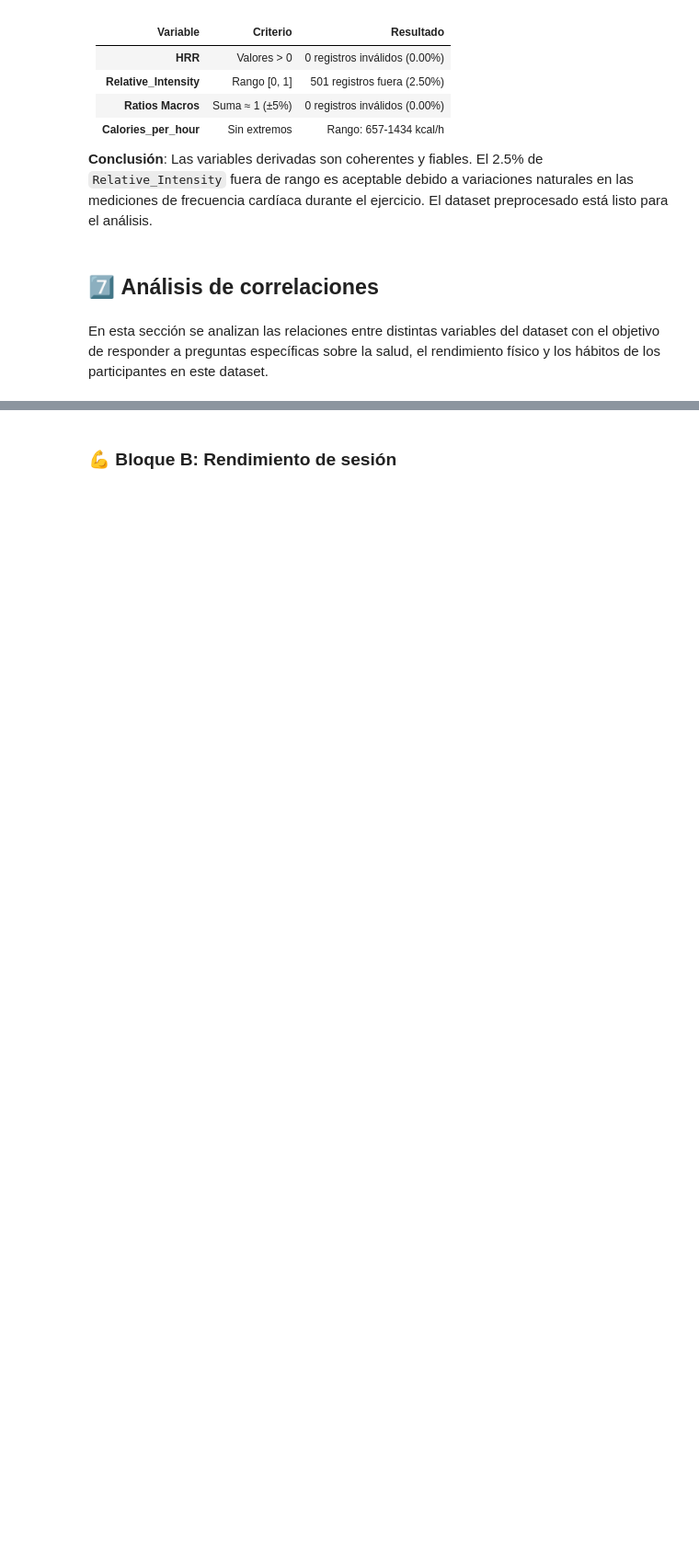
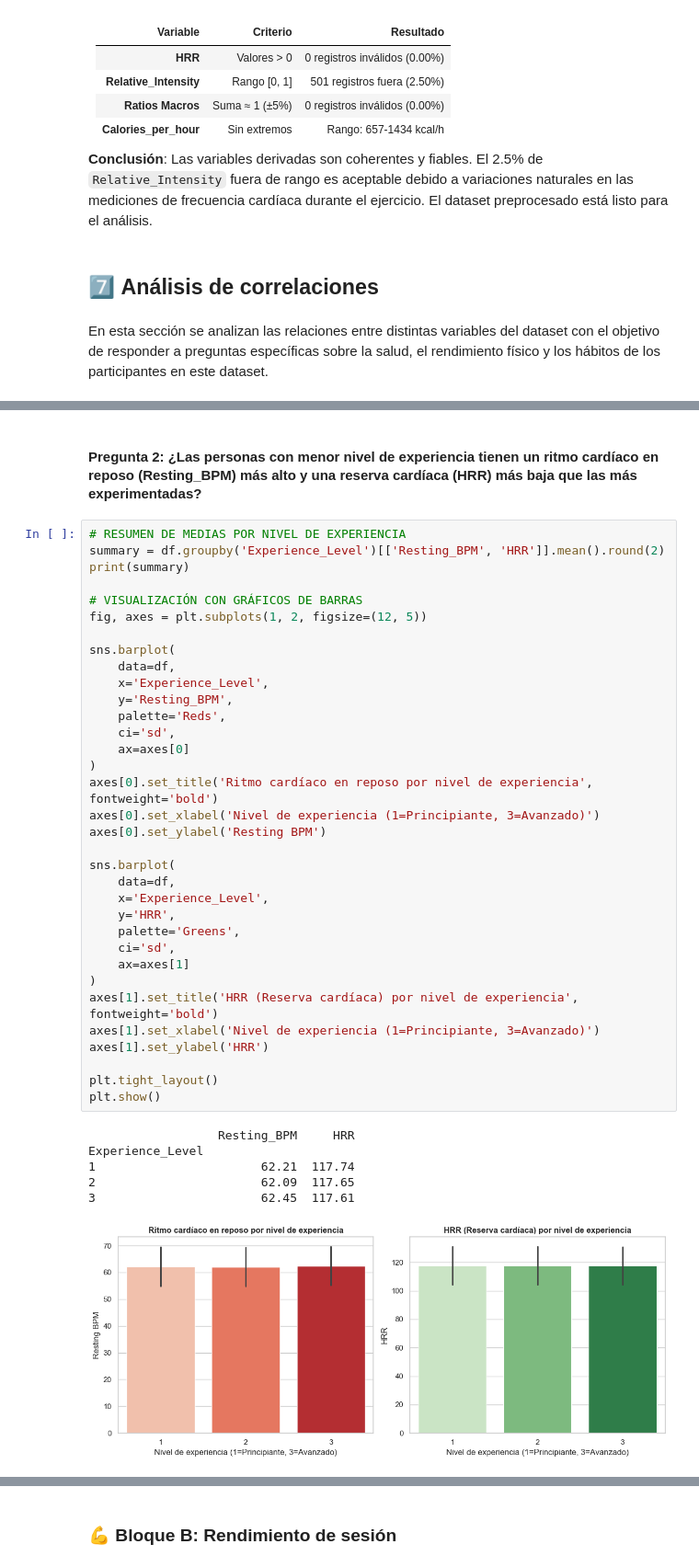
Before and after one commit to albamdls/analisis-exploratorio-dataset-life-style, a Jupyter notebook: notebook.ipynb, the cells around one changed output, grey strips where cells are left out. Shown at 92% size. Saved outputs shown, nothing was run; the diff lists cells and outputs as text; blank space fills up the shorter version.

```diff
--- a/notebook.ipynb
+++ b/notebook.ipynb
@@ -850,0 +482,43 @@ Este análisis demuestra que **no todos los problemas se resuelven con regresió
+# %% [markdown]
+#### **Pregunta 2:** ¿Las personas con menor nivel de experiencia tienen un ritmo cardíaco en reposo (Resting_BPM) más alto y una reserva cardíaca (HRR) más baja que las más experimentadas?
+# %%
+# RESUMEN DE MEDIAS POR NIVEL DE EXPERIENCIA
+summary = df.groupby('Experience_Level')[['Resting_BPM', 'HRR']].mean().round(2)
+print(summary)
+
+# VISUALIZACIÓN CON GRÁFICOS DE BARRAS
+fig, axes = plt.subplots(1, 2, figsize=(12, 5))
+
+sns.barplot(
+    data=df,
+    x='Experience_Level',
+    y='Resting_BPM',
+    palette='Reds',
+    ci='sd',
+    ax=axes[0]
+)
+axes[0].set_title('Ritmo cardíaco en reposo por nivel de experiencia', fontweight='bold')
+axes[0].set_xlabel('Nivel de experiencia (1=Principiante, 3=Avanzado)')
+axes[0].set_ylabel('Resting BPM')
+
+sns.barplot(
+    data=df,
+    x='Experience_Level',
+    y='HRR',
+    palette='Greens',
+    ci='sd',
+    ax=axes[1]
+)
+axes[1].set_title('HRR (Reserva cardíaca) por nivel de experiencia', fontweight='bold')
+axes[1].set_xlabel('Nivel de experiencia (1=Principiante, 3=Avanzado)')
+axes[1].set_ylabel('HRR')
+
+plt.tight_layout()
+plt.show()
+# %% [output]
+                  Resting_BPM     HRR
+Experience_Level
+1                       62.21  117.74
+2                       62.09  117.65
+3                       62.45  117.61
+[figure, added]
```
Also changed, not shown: parts of 38 cells of this notebook.
